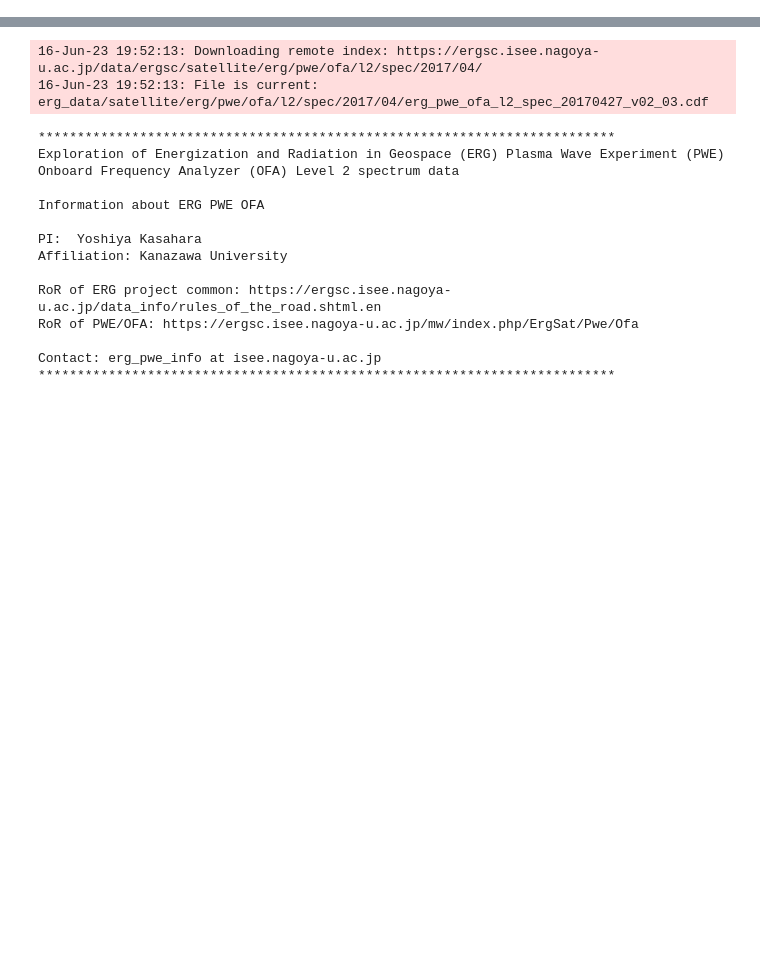
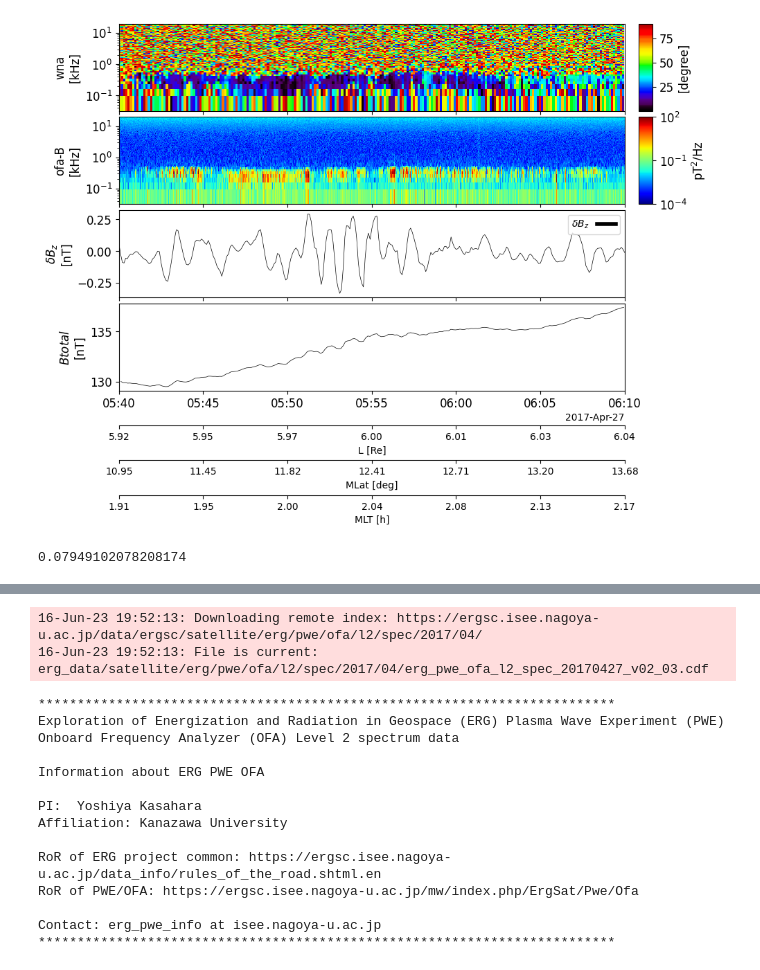
Before and after one commit to JackKTachi/duct_analysis, a Jupyter notebook: basic/ULF_duct_r14.ipynb, the cells around one changed output, grey strips where cells are left out. Drawn from its saved outputs; the diff is of its cells as text; code cells hidden in the pictures; blank space fills up the shorter version.

```diff
--- a/basic/ULF_duct_r14.ipynb
+++ b/basic/ULF_duct_r14.ipynb
@@ -100,3 +100,18 @@ Contact: erg-sc-core at isee.nagoya-u.ac.jp
  'erg_mgf_l2_mag_8sec_MAF_x&y',
  'erg_orb_l2_pos_rmlatmlt',
  False)
+# %%
+tr1 = ['2017-04-27 05:40:00', '2017-04-27 06:10:00']
+udp.ULF_eventsearch_plot('kvec_polar_132',\
+        'erg_pwe_ofa_l2_spec_B_spectra_132','delta_z','erg_mgf_l2_mag_8sec_MAF_x&y', 'erg_mgf_l2_magt_8sec',\
+            'erg_orb_l2_pos_rmlatmlt',tr1)
+# %% [output]
+[figure, added]
+# %%
+import plasma_params as pp
+import numpy as np
+fc = (pp.Q*135e-9/pp.ME)/2/np.pi
+fofc = (0.3e3)/fc
+fofc
+# %% [output]
+0.07949102078208174
```
Also changed, not shown: parts of 3 cells of this notebook, 53 other files.
